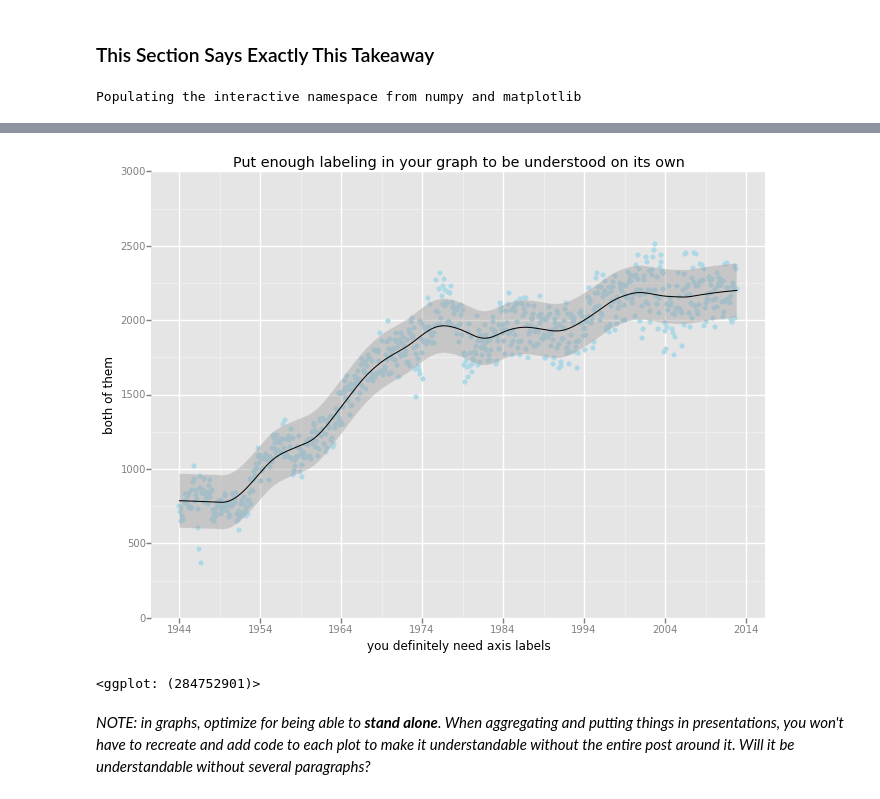
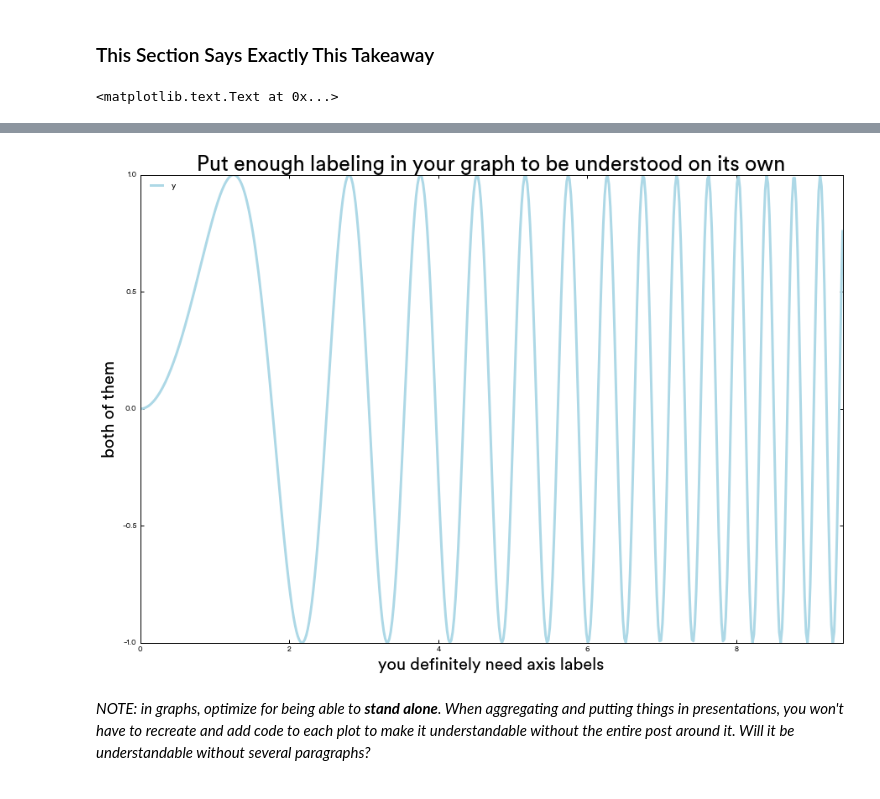
Before and after one commit to airbnb/knowledge-repo, a Jupyter notebook: knowledge_repo/templates/knowledge_template.ipynb, the cells around one changed output, grey strips where cells are left out. Cells and saved outputs as stored; diff of their text form; code cells hidden in the pictures.

```diff
--- a/knowledge_repo/templates/knowledge_template.ipynb
+++ b/knowledge_repo/templates/knowledge_template.ipynb
@@ -27,20 +27,25 @@ The knowledge repo was created to consolidate research work that is currently sc
 # %% [markdown]
 ### This Section Says Exactly This Takeaway
 # %%
-%pylab inline
+import pandas as pd
 import numpy as np
+import matplotlib
+from matplotlib import pyplot as plt
+
+
+%matplotlib inline
 
 x = np.linspace(0, 3*np.pi, 500)
-plot_data = dict()
-plot_data["x"] = x
-plot_data["y"] = np.sin(x**2)
+plot_df = pd.DataFrame()
+plot_df["x"] = x
+plot_df["y"] = np.sin(x**2)
 
-from ggplot import *
-ggplot(aes(x='date', y='beef'), data=meat) + \
-        geom_point(color='lightblue') + \
-        stat_smooth(span=.15, color='black', se=True) + \
-        ggtitle("Put enough labeling in your graph to be understood on its own") + \
-        xlab("you definitely need axis labels") + \
-        ylab("both of them")
+
+plot_df.plot('x', 'y',
+             color='lightblue',
+             figsize=(15,10))
+plt.title("Put enough labeling in your graph to be understood on its own", size=25)
+plt.xlabel('you definitely need axis labels', size=20)
+plt.ylabel('both of them', size=20)
 # %% [output]
-Populating the interactive namespace from numpy and matplotlib
+<matplotlib.text.Text at 0x...>
@@ -49,5 +52,4 @@ WARNING: pylab import has clobbered these variables: ['xlim', 'ylim']
-[figure, old version]
+[figure, new version]
-<ggplot: (284752901)>
 # %% [markdown]
 *NOTE: in graphs, optimize for being able to **stand alone**. When aggregating and putting things in presentations, you won't have to recreate and add code to each plot to make it understandable without the entire post around it. Will it be understandable without several paragraphs?*
 # %% [markdown]
```
Also changed, not shown: parts of 1 cell of this notebook.
